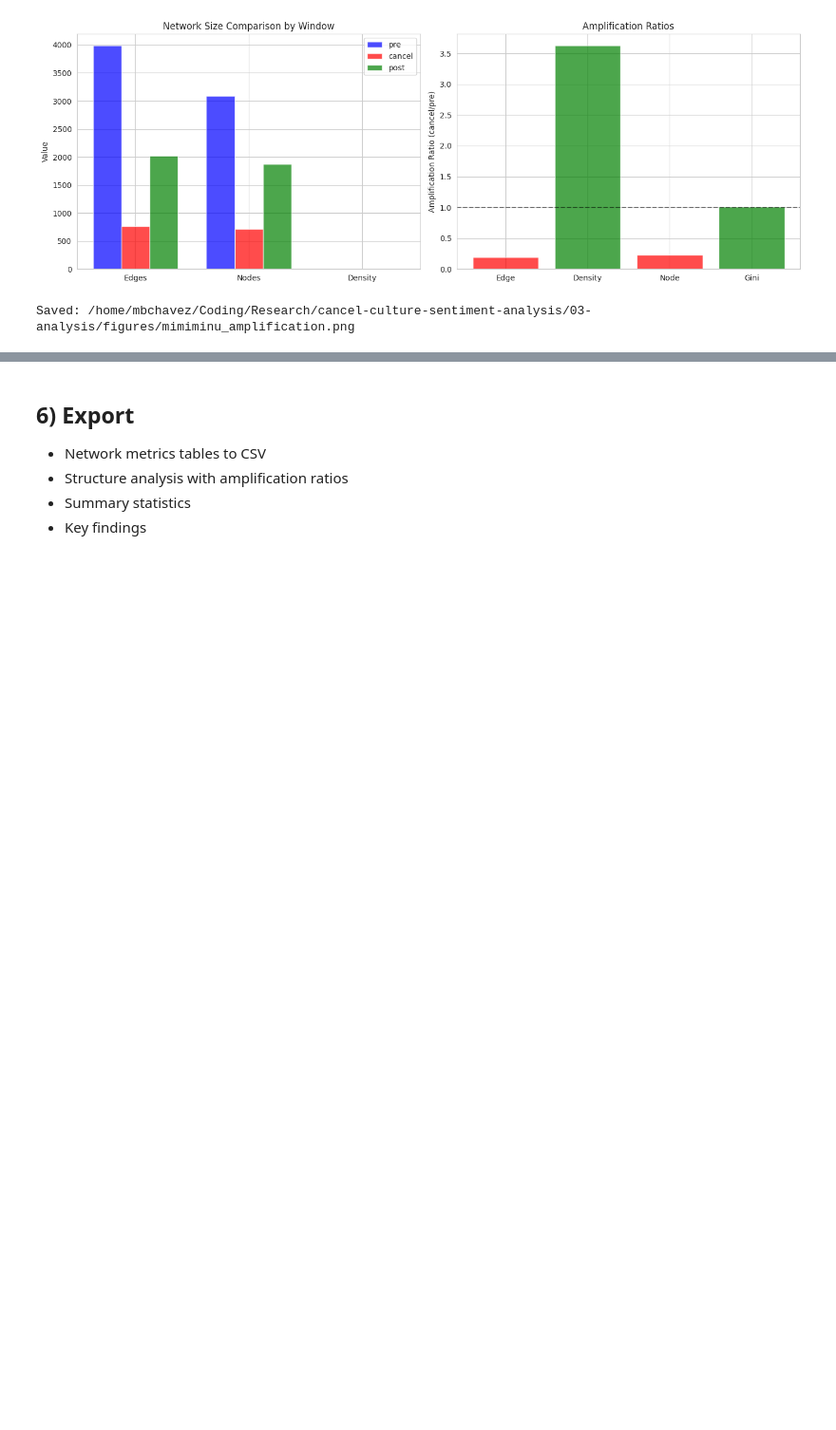
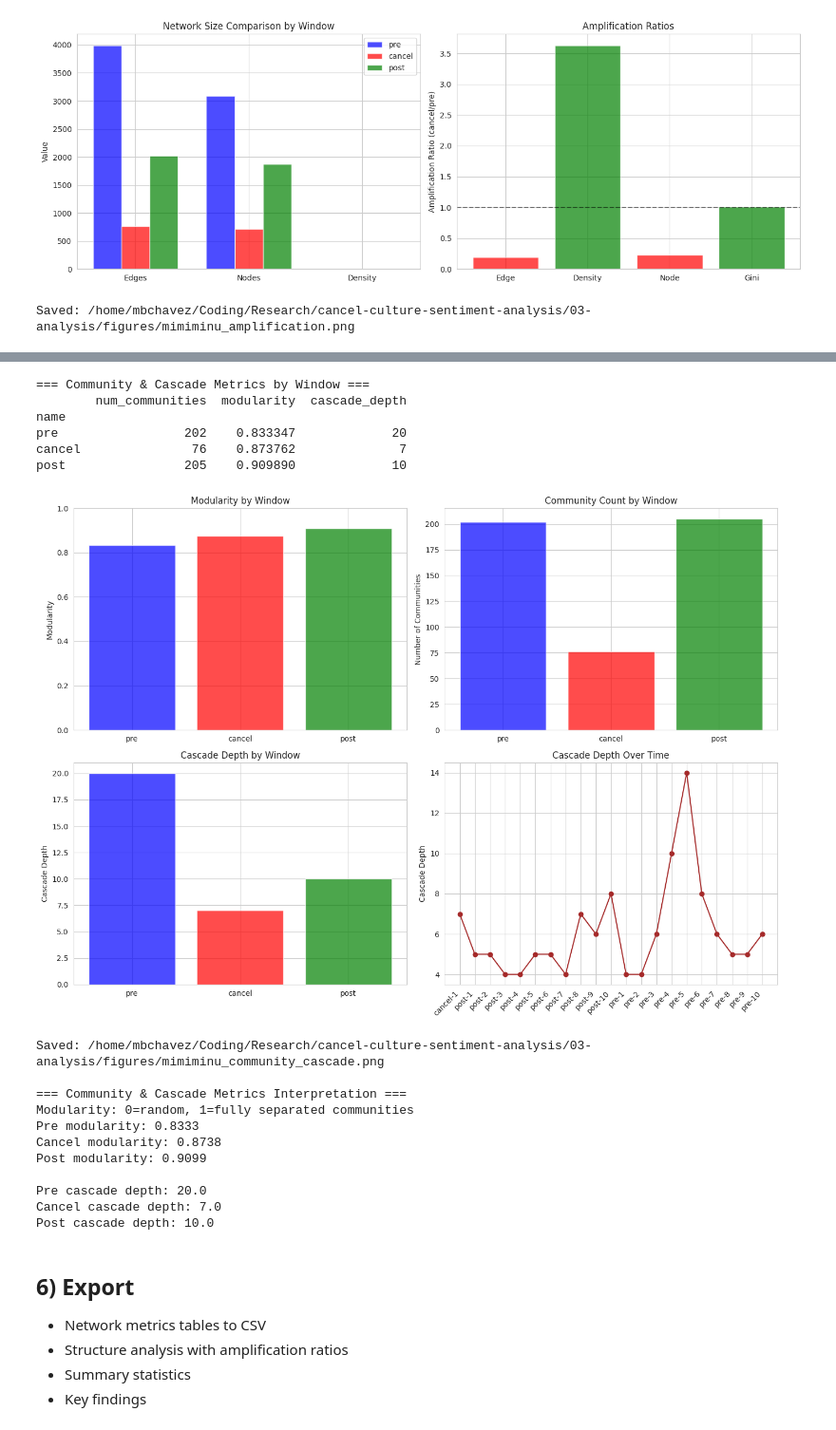
Before and after one commit to ejsadiarin/cancel-culture-sentiment-analysis, a Jupyter notebook: 03-analysis/notebooks/02_social_network_analysis.ipynb, the cells around one changed output, grey strips where cells are left out. Shown at 95% size. Saved outputs shown, nothing was run; the diff lists cells and outputs as text; code cells hidden in the pictures; blank space fills up the shorter version.

```diff
--- a/03-analysis/notebooks/02_social_network_analysis.ipynb
+++ b/03-analysis/notebooks/02_social_network_analysis.ipynb
@@ -543,3 +597,67 @@ Saved: /home/mbchavez/Coding/Research/cancel-culture-sentiment-analysis/03-analy
+# %%
+print("\n=== Community & Cascade Metrics by Window ===")
+print(window_df[['num_communities', 'modularity', 'cascade_depth']])
+
+fig, axes = plt.subplots(2, 2, figsize=(14, 10))
+
+windows = ['pre', 'cancel', 'post']
+colors = {'pre': 'blue', 'cancel': 'red', 'post': 'green'}
+
+modularity_vals = [window_df.loc[w, 'modularity'] for w in windows]
+axes[0, 0].bar(windows, modularity_vals, color=[colors[w] for w in windows], alpha=0.7)
+axes[0, 0].set_ylabel('Modularity')
+axes[0, 0].set_title('Modularity by Window')
+axes[0, 0].set_ylim(0, 1)
+
+communities_vals = [window_df.loc[w, 'num_communities'] for w in windows]
+axes[0, 1].bar(windows, communities_vals, color=[colors[w] for w in windows], alpha=0.7)
+axes[0, 1].set_ylabel('Number of Communities')
+axes[0, 1].set_title('Community Count by Window')
+
+cascade_vals = [window_df.loc[w, 'cascade_depth'] for w in windows]
+axes[1, 0].bar(windows, cascade_vals, color=[colors[w] for w in windows], alpha=0.7)
+axes[1, 0].set_ylabel('Cascade Depth')
+axes[1, 0].set_title('Cascade Depth by Window')
+
+cascade_over_time = [slot_df.loc[s, 'cascade_depth'] if s in slot_df.index else 0 for s in slot_order]
+axes[1, 1].plot(x_pos, cascade_over_time, marker='o', color='brown')
+axes[1, 1].set_xticks(x_pos)
+axes[1, 1].set_xticklabels(x_labels, rotation=45, ha='right')
+axes[1, 1].set_ylabel('Cascade Depth')
+axes[1, 1].set_title('Cascade Depth Over Time')
+
+plt.tight_layout()
+plt.savefig(os.path.join(FIGURE_DIR, f'{PERSON}_community_cascade.png'), dpi=150, bbox_inches='tight')
+plt.show()
+print(f"Saved: {FIGURE_DIR}/{PERSON}_community_cascade.png")
+
+print("\n=== Community & Cascade Metrics Interpretation ===")
+print(f"Modularity: 0=random, 1=fully separated communities")
+print(f"Pre modularity: {pre_metrics['modularity']:.4f}")
+print(f"Cancel modularity: {cancel_metrics['modularity']:.4f}")
+print(f"Post modularity: {post_metrics['modularity']:.4f}")
+print(f"\nPre cascade depth: {pre_metrics['cascade_depth']}")
+print(f"Cancel cascade depth: {cancel_metrics['cascade_depth']}")
+print(f"Post cascade depth: {post_metrics['cascade_depth']}")
+# %% [output]
+=== Community & Cascade Metrics by Window ===
+        num_communities  modularity  cascade_depth
+name
+pre                 202    0.833347             20
+cancel               76    0.873762              7
+post                205    0.909890             10
+[figure, added]
+Saved: /home/mbchavez/Coding/Research/cancel-culture-sentiment-analysis/03-analysis/figures/mimiminu_community_cascade.png
+
+=== Community & Cascade Metrics Interpretation ===
+Modularity: 0=random, 1=fully separated communities
+Pre modularity: 0.8333
+Cancel modularity: 0.8738
+Post modularity: 0.9099
+
+Pre cascade depth: 20.0
+Cancel cascade depth: 7.0
+Post cascade depth: 10.0
 # %% [markdown]
 ## 6) Export
 - Network metrics tables to CSV
```
Also changed, not shown: parts of 5 cells of this notebook, 5 other files.
